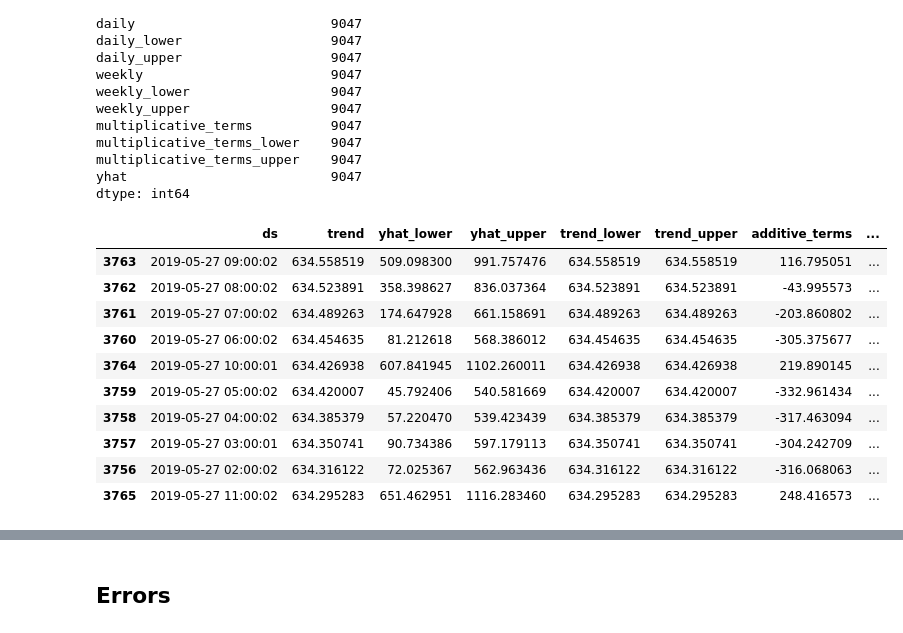
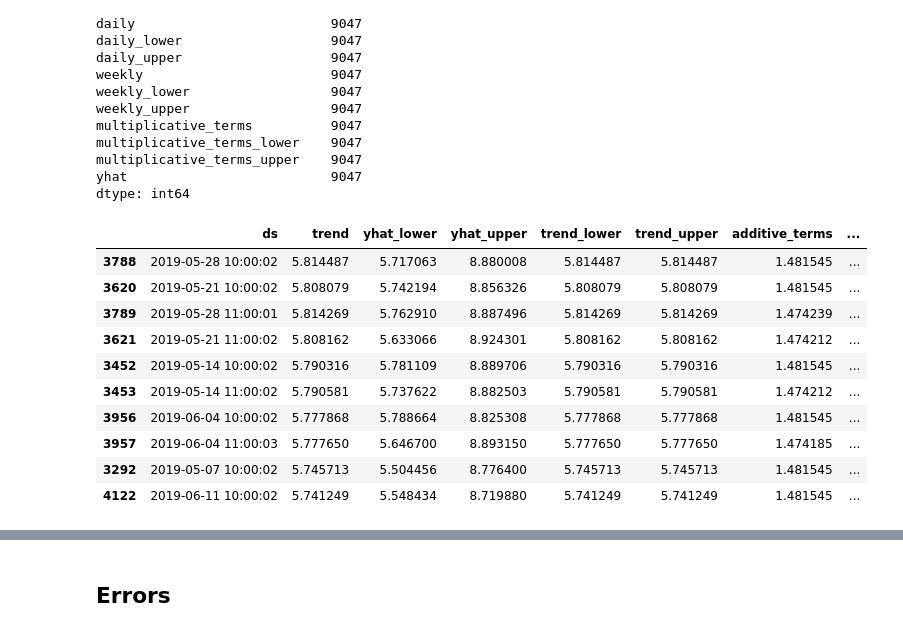
Before and after one commit to KanishAnand/Energy-Prediction-Webapp, a Jupyter notebook: src/model.ipynb, the cells around one changed output, grey strips where cells are left out. Cells and saved outputs as stored; diff of their text form; code cells hidden in the pictures.

```diff
--- a/src/model.ipynb
+++ b/src/model.ipynb
@@ -94,0 +114,2 @@ dtype: int64
+# %%
+df.y = np.log(df.y)
@@ -133,17 +160,17 @@ dtype: int64
 # %%
-prediction.nlargest(10,'trend')
+prediction.nlargest(10,'yhat')
 # %% [output]
 |  | ds | trend | yhat_lower | yhat_upper | trend_lower | trend_upper | additive_terms | ... |
-| 3763 | 2019-05-27 09:00:02 | 634.558519 | 509.098300 | 991.757476 | 634.558519 | 634.558519 | 116.795051 | ... |
-| 3762 | 2019-05-27 08:00:02 | 634.523891 | 358.398627 | 836.037364 | 634.523891 | 634.523891 | -43.995573 | ... |
-| 3761 | 2019-05-27 07:00:02 | 634.489263 | 174.647928 | 661.158691 | 634.489263 | 634.489263 | -203.860802 | ... |
-| 3760 | 2019-05-27 06:00:02 | 634.454635 | 81.212618 | 568.386012 | 634.454635 | 634.454635 | -305.375677 | ... |
-| 3764 | 2019-05-27 10:00:01 | 634.426938 | 607.841945 | 1102.260011 | 634.426938 | 634.426938 | 219.890145 | ... |
-| 3759 | 2019-05-27 05:00:02 | 634.420007 | 45.792406 | 540.581669 | 634.420007 | 634.420007 | -332.961434 | ... |
-| 3758 | 2019-05-27 04:00:02 | 634.385379 | 57.220470 | 539.423439 | 634.385379 | 634.385379 | -317.463094 | ... |
-| 3757 | 2019-05-27 03:00:01 | 634.350741 | 90.734386 | 597.179113 | 634.350741 | 634.350741 | -304.242709 | ... |
-| 3756 | 2019-05-27 02:00:02 | 634.316122 | 72.025367 | 562.963436 | 634.316122 | 634.316122 | -316.068063 | ... |
-| 3765 | 2019-05-27 11:00:02 | 634.295283 | 651.462951 | 1116.283460 | 634.295283 | 634.295283 | 248.416573 | ... |
+| 3788 | 2019-05-28 10:00:02 | 5.814487 | 5.717063 | 8.880008 | 5.814487 | 5.814487 | 1.481545 | ... |
+| 3620 | 2019-05-21 10:00:02 | 5.808079 | 5.742194 | 8.856326 | 5.808079 | 5.808079 | 1.481545 | ... |
+| 3789 | 2019-05-28 11:00:01 | 5.814269 | 5.762910 | 8.887496 | 5.814269 | 5.814269 | 1.474239 | ... |
+| 3621 | 2019-05-21 11:00:02 | 5.808162 | 5.633066 | 8.924301 | 5.808162 | 5.808162 | 1.474212 | ... |
+| 3452 | 2019-05-14 10:00:02 | 5.790316 | 5.781109 | 8.889706 | 5.790316 | 5.790316 | 1.481545 | ... |
+| 3453 | 2019-05-14 11:00:02 | 5.790581 | 5.737622 | 8.882503 | 5.790581 | 5.790581 | 1.474212 | ... |
+| 3956 | 2019-06-04 10:00:02 | 5.777868 | 5.788664 | 8.825308 | 5.777868 | 5.777868 | 1.481545 | ... |
+| 3957 | 2019-06-04 11:00:03 | 5.777650 | 5.646700 | 8.893150 | 5.777650 | 5.777650 | 1.474185 | ... |
+| 3292 | 2019-05-07 10:00:02 | 5.745713 | 5.504456 | 8.776400 | 5.745713 | 5.745713 | 1.481545 | ... |
+| 4122 | 2019-06-11 10:00:02 | 5.741249 | 5.548434 | 8.719880 | 5.741249 | 5.741249 | 1.481545 | ... |
 # %%
 fig = model.plot(prediction)
 # %% [output]
```
Also changed, not shown: parts of 33 cells of this notebook.
